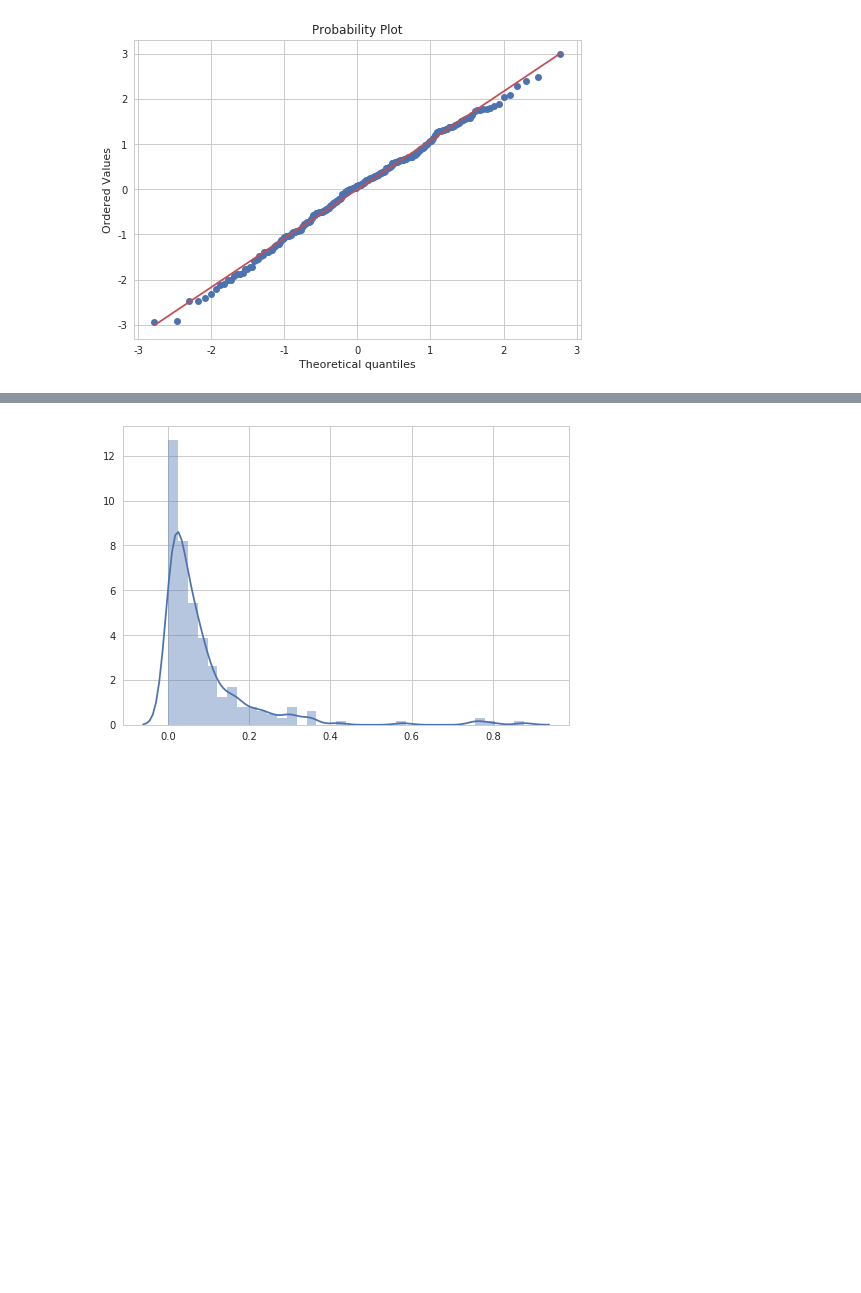
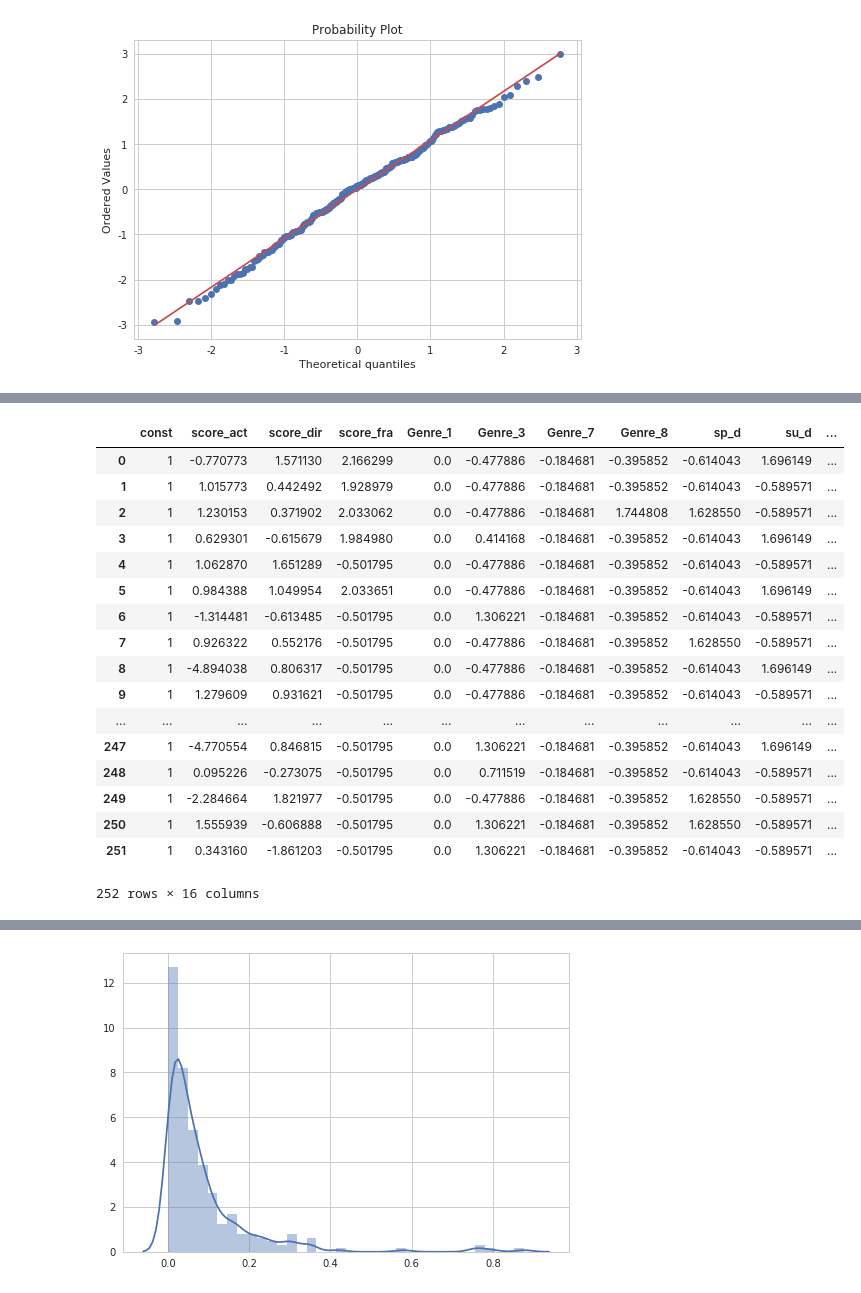
Before and after one commit to SeokJong/DSS4_smallproj_8th, a Jupyter notebook: Preprocess/analysis_1(sum).ipynb, the cells around one changed output, grey strips where cells are left out. Saved outputs shown, nothing was run; the diff lists cells and outputs as text; code cells hidden in the pictures; blank space fills up the shorter version.

```diff
--- a/Preprocess/analysis_1(sum).ipynb
+++ b/Preprocess/analysis_1(sum).ipynb
@@ -392,10 +395,10 @@ plt.show()
 # %%
 #스케일링
 scaler = StandardScaler()
-df3 = pd.DataFrame(scaler.fit_transform(dfx2.ix[:, 1:]), columns=dfx2.columns[1:])
+df3 = pd.DataFrame(scaler.fit_transform(dfx2.ix[:, 1:5]), columns=dfx2.columns[1:5])
 dfy3 = pd.DataFrame(scaler.fit_transform(dfy2), columns=dfy2.columns)
 # %%
-#df3 = df3.join(dfx2.reset_index(drop=1).ix[:,5:-8])
+df3 = df3.join(dfx2.reset_index(drop=1).ix[:,5:-8])
 df3 = sm.add_constant(df3,has_constant='add')
 # %%
 model3 = sm.OLS(dfy3.reset_index(drop = 1), df3)
@@ -442,6 +446,27 @@ del df3['Genre_13']
 del df3['Genre_14']
 del df3['Genre_15']
 del df3['Genre_17']
+# %%
+df3
+# %% [output]
+|  | const | score_act | score_dir | score_fra | Genre_1 | Genre_3 | Genre_7 | Genre_8 | sp_d | su_d | ... |
+| 0 | 1 | -0.770773 | 1.571130 | 2.166299 | 0.0 | -0.477886 | -0.184681 | -0.395852 | -0.614043 | 1.696149 | ... |
+| 1 | 1 | 1.015773 | 0.442492 | 1.928979 | 0.0 | -0.477886 | -0.184681 | -0.395852 | -0.614043 | -0.589571 | ... |
+| 2 | 1 | 1.230153 | 0.371902 | 2.033062 | 0.0 | -0.477886 | -0.184681 | 1.744808 | 1.628550 | -0.589571 | ... |
+| 3 | 1 | 0.629301 | -0.615679 | 1.984980 | 0.0 | 0.414168 | -0.184681 | -0.395852 | -0.614043 | 1.696149 | ... |
+| 4 | 1 | 1.062870 | 1.651289 | -0.501795 | 0.0 | -0.477886 | -0.184681 | -0.395852 | -0.614043 | -0.589571 | ... |
+| 5 | 1 | 0.984388 | 1.049954 | 2.033651 | 0.0 | -0.477886 | -0.184681 | -0.395852 | -0.614043 | 1.696149 | ... |
+| 6 | 1 | -1.314481 | -0.613485 | -0.501795 | 0.0 | 1.306221 | -0.184681 | -0.395852 | -0.614043 | -0.589571 | ... |
+| 7 | 1 | 0.926322 | 0.552176 | -0.501795 | 0.0 | -0.477886 | -0.184681 | -0.395852 | 1.628550 | -0.589571 | ... |
+| 8 | 1 | -4.894038 | 0.806317 | -0.501795 | 0.0 | -0.477886 | -0.184681 | -0.395852 | -0.614043 | 1.696149 | ... |
+| 9 | 1 | 1.279609 | 0.931621 | -0.501795 | 0.0 | -0.477886 | -0.184681 | -0.395852 | -0.614043 | -0.589571 | ... |
+| ... | ... | ... | ... | ... | ... | ... | ... | ... | ... | ... | ... |
+| 247 | 1 | -4.770554 | 0.846815 | -0.501795 | 0.0 | 1.306221 | -0.184681 | -0.395852 | -0.614043 | 1.696149 | ... |
+| 248 | 1 | 0.095226 | -0.273075 | -0.501795 | 0.0 | 0.711519 | -0.184681 | -0.395852 | -0.614043 | -0.589571 | ... |
+| 249 | 1 | -2.284664 | 1.821977 | -0.501795 | 0.0 | -0.477886 | -0.184681 | -0.395852 | 1.628550 | -0.589571 | ... |
+| 250 | 1 | 1.555939 | -0.606888 | -0.501795 | 0.0 | 1.306221 | -0.184681 | -0.395852 | 1.628550 | -0.589571 | ... |
+| 251 | 1 | 0.343160 | -1.861203 | -0.501795 | 0.0 | 1.306221 | -0.184681 | -0.395852 | -0.614043 | -0.589571 | ... |
+252 rows × 16 columns
 # %%
 model3 = sm.OLS(dfy2.reset_index(drop = 1), df3)
 result3 = model3.fit()
```
Also changed, not shown: parts of 11 cells of this notebook, 6 other files.
